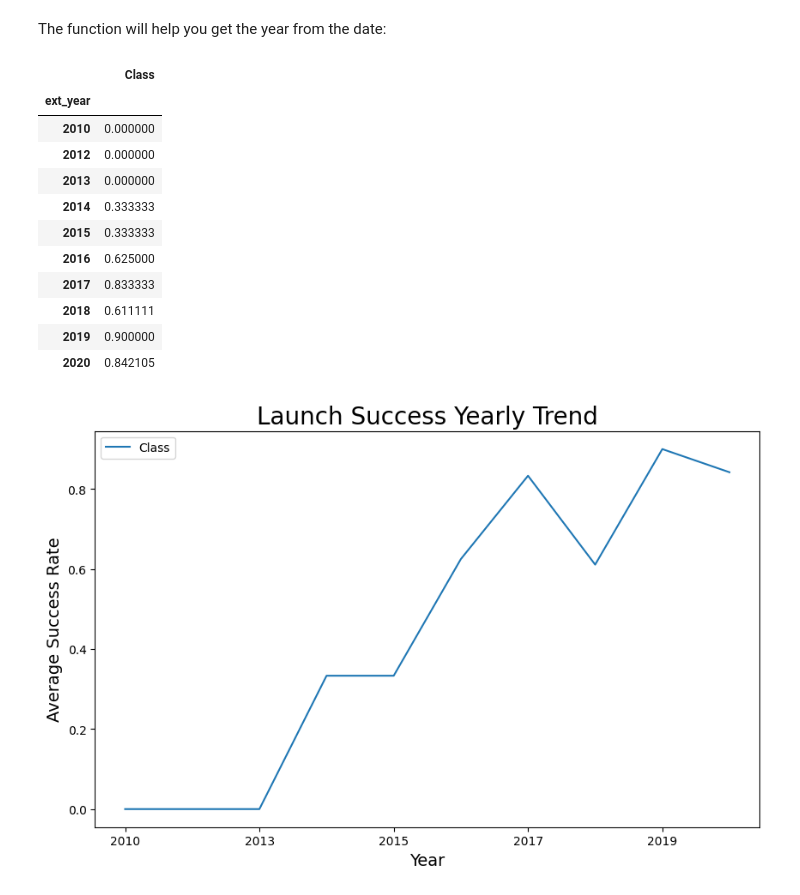
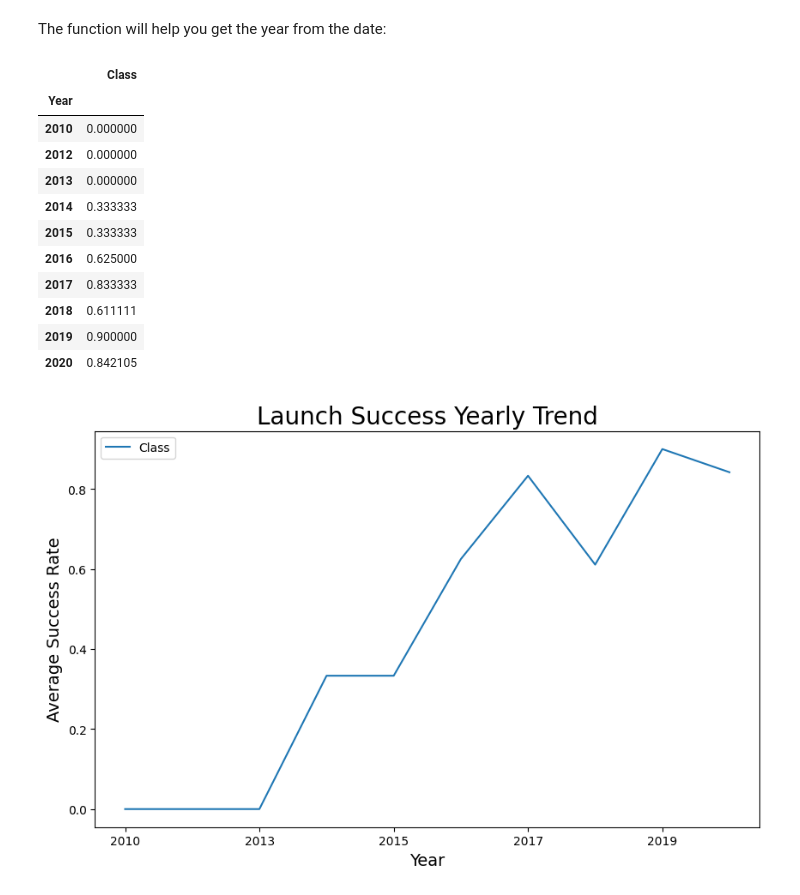
Before and after one commit to darwin-garcia/IBM-Data-Science, a Jupyter notebook: Capstone/jupyter-labs-eda-dataviz-v2.ipynb, the cells around one changed output. Drawn from its saved outputs; the diff is of its cells as text; code cells hidden in the pictures.

```diff
--- a/Capstone/jupyter-labs-eda-dataviz-v2.ipynb
+++ b/Capstone/jupyter-labs-eda-dataviz-v2.ipynb
@@ -228,19 +204,20 @@ The function will help you get the year from the date:
 # %%
 # A function to Extract years from the date
 year=[]
 def Extract_year(date):
     for i in df["Date"]:
         year.append(i.split("-")[0])
     return year
 
-ext_year = Extract_year(1)
-df['ext_year'] = ext_year
-ext_year_df = df[['ext_year','Class']]
-avg_year_df = ext_year_df.groupby('ext_year', as_index=True).mean()
+Extract_year(1)
+df['Year'] = year
+
+ext_year_df = df[['Year','Class']]
+avg_year_df = ext_year_df.groupby('Year', as_index=True).mean()
 avg_year_df
 # %% [output]
 |  | Class |
-| ext_year |  |
+| Year |  |
 | 2010 | 0.000000 |
 | 2012 | 0.000000 |
 | 2013 | 0.000000 |
```
Also changed, not shown: parts of 9 cells of this notebook, 2 other files.
